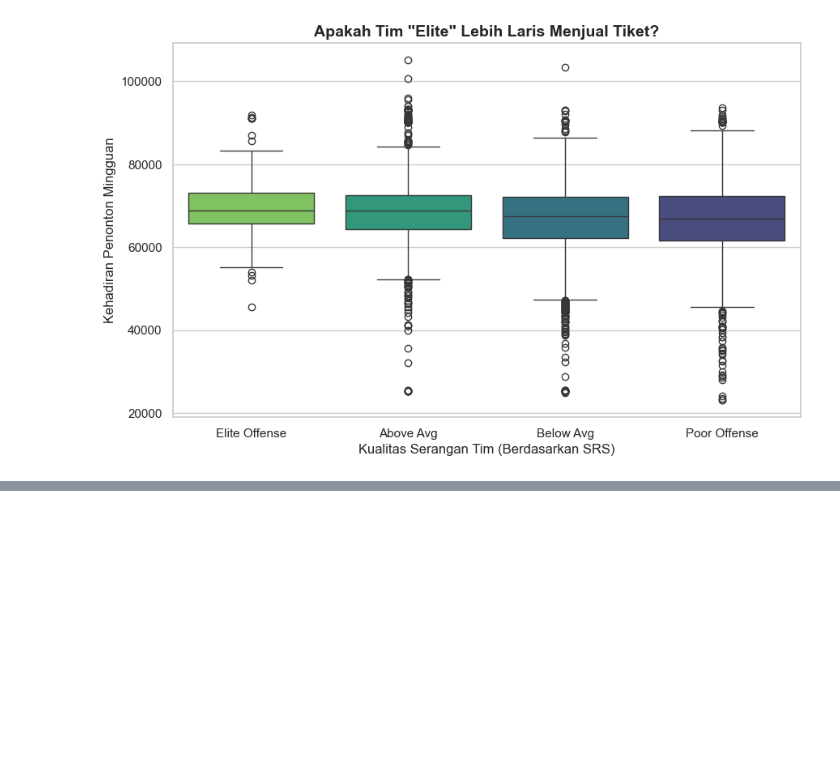
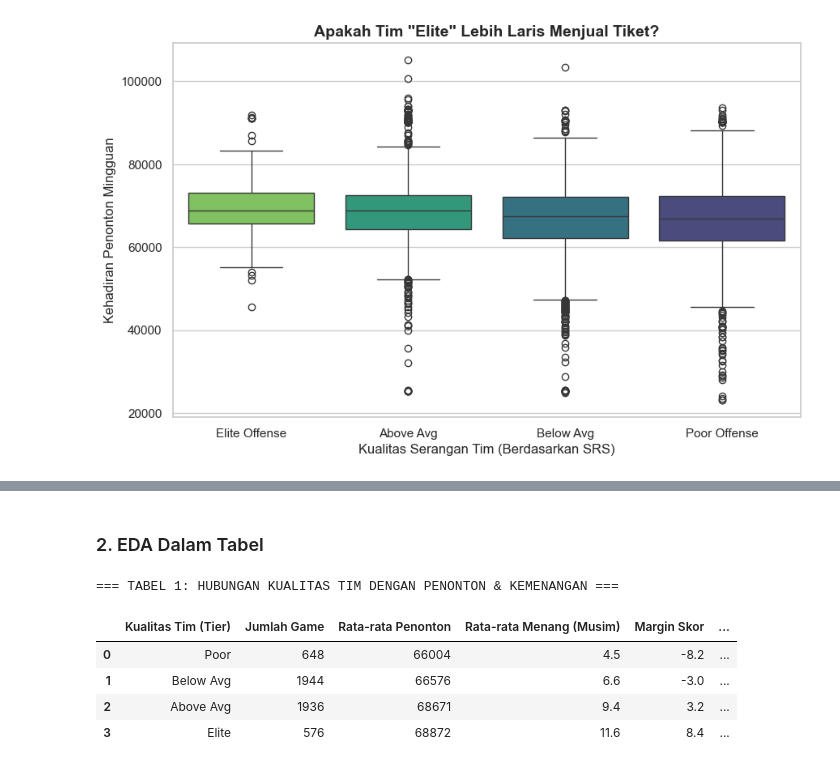
Before and after one commit to gacoanphilia/final-project, a Jupyter notebook: notebooks/final-project.ipynb, the cells around one changed output, grey strips where cells are left out. Cells and saved outputs as stored; diff of their text form; code cells hidden in the pictures; blank space fills up the shorter version.

```diff
--- a/notebooks/final-project.ipynb
+++ b/notebooks/final-project.ipynb
@@ -690,0 +762,37 @@ Insight Bisnis:
+# %% [markdown]
+### 2. EDA Dalam Tabel
+# %%
+# --- TABEL 1: PROFIL PERFORMA VS BISNIS ---
+
+# 1. Pastikan kolom Tier sudah ada (menggunakan logika SRS yang benar)
+nfl['team_tier_fixed'] = pd.cut(
+    nfl['offensive_ranking'],
+    bins=[-50, -5, 0, 5, 50],
+    labels=['Poor', 'Below Avg', 'Above Avg', 'Elite']
+)
+
+# 2. Buat Agregasi
+summary_tier = nfl.groupby('team_tier_fixed', observed=False).agg({
+    'home_team_name': 'count',          # Jumlah sampel game
+    'attendance': 'mean',               # Rata-rata Penonton
+    'wins': 'mean',                     # Rata-rata Menang per musim
+    'margin_of_victory': 'mean',        # Rata-rata Margin Skor
+    'sb_winner': lambda x: (x == 'Won Superbowl').sum() # Jumlah Juara
+}).reset_index()
+
+# 3. Rapikan Nama Kolom
+summary_tier.columns = ['Kualitas Tim (Tier)', 'Jumlah Game', 'Rata-rata Penonton', 'Rata-rata Menang (Musim)', 'Margin Skor', 'Total Juara SB']
+summary_tier['Rata-rata Penonton'] = summary_tier['Rata-rata Penonton'].round(0).astype(int)
+summary_tier['Rata-rata Menang (Musim)'] = summary_tier['Rata-rata Menang (Musim)'].round(1)
+summary_tier['Margin Skor'] = summary_tier['Margin Skor'].round(1)
+
+# Tampilkan
+print("=== TABEL 1: HUBUNGAN KUALITAS TIM DENGAN PENONTON & KEMENANGAN ===")
+display(summary_tier)
+# %% [output]
+=== TABEL 1: HUBUNGAN KUALITAS TIM DENGAN PENONTON & KEMENANGAN ===
+|  | Kualitas Tim (Tier) | Jumlah Game | Rata-rata Penonton | Rata-rata Menang (Musim) | Margin Skor | ... |
+| 0 | Poor | 648 | 66004 | 4.5 | -8.2 | ... |
+| 1 | Below Avg | 1944 | 66576 | 6.6 | -3.0 | ... |
+| 2 | Above Avg | 1936 | 68671 | 9.4 | 3.2 | ... |
+| 3 | Elite | 576 | 68872 | 11.6 | 8.4 | ... |
```
Also changed, not shown: parts of 17 cells of this notebook.
